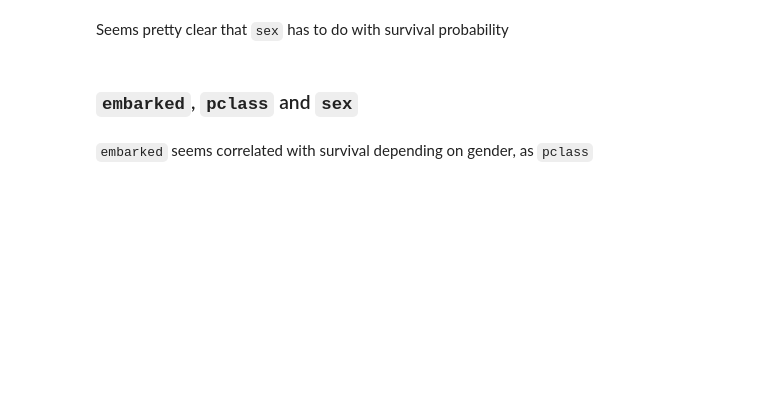
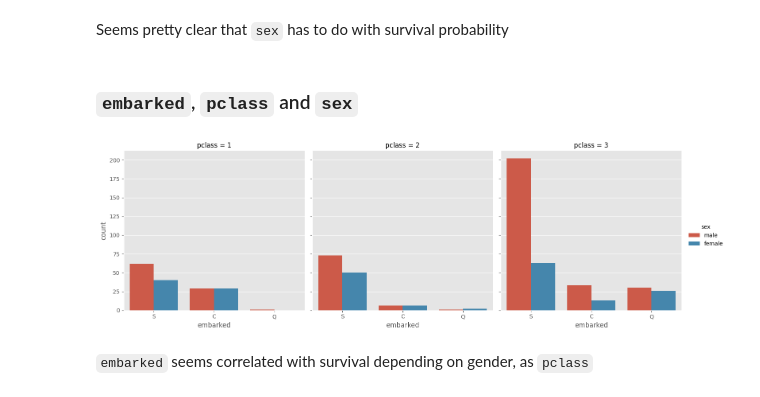
Before and after one commit to JacobCheng0912/Workshop-Python, a Jupyter notebook: 04 - Predictive Modelling/02 - Classification modelling/Classification-EXERCISE.ipynb, the cells around one changed output. Drawn from its saved outputs; the diff is of its cells as text; code cells hidden in the pictures; blank space fills up the shorter version.

```diff
--- a/04 - Predictive Modelling/02 - Classification modelling/Classification-EXERCISE.ipynb
+++ b/04 - Predictive Modelling/02 - Classification modelling/Classification-EXERCISE.ipynb
@@ -100,2 +149,8 @@ Seems pretty clear that `sex` has to do with survival probability
+# %%
+# Visualization: Survival rate by embarked, pclass, and sex
+sns.catplot(x='embarked', hue='sex', col='pclass', data=train, kind='count')
+plt.show()
+# %% [output]
+[figure, added]
 # %% [markdown]
 `embarked` seems correlated with survival depending on gender, as `pclass`
```
Also changed, not shown: parts of 39 cells of this notebook, 3 other files.
